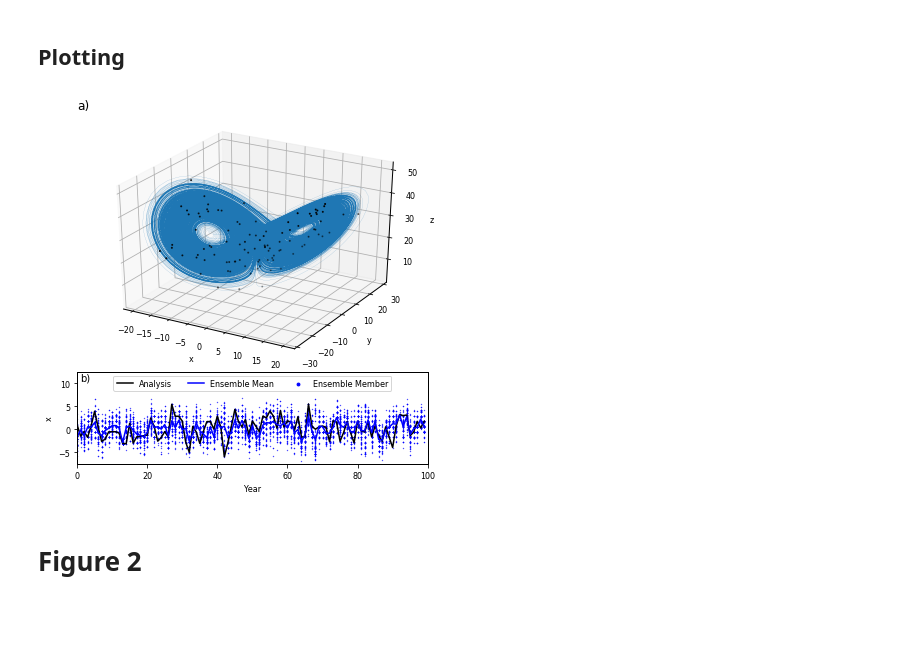
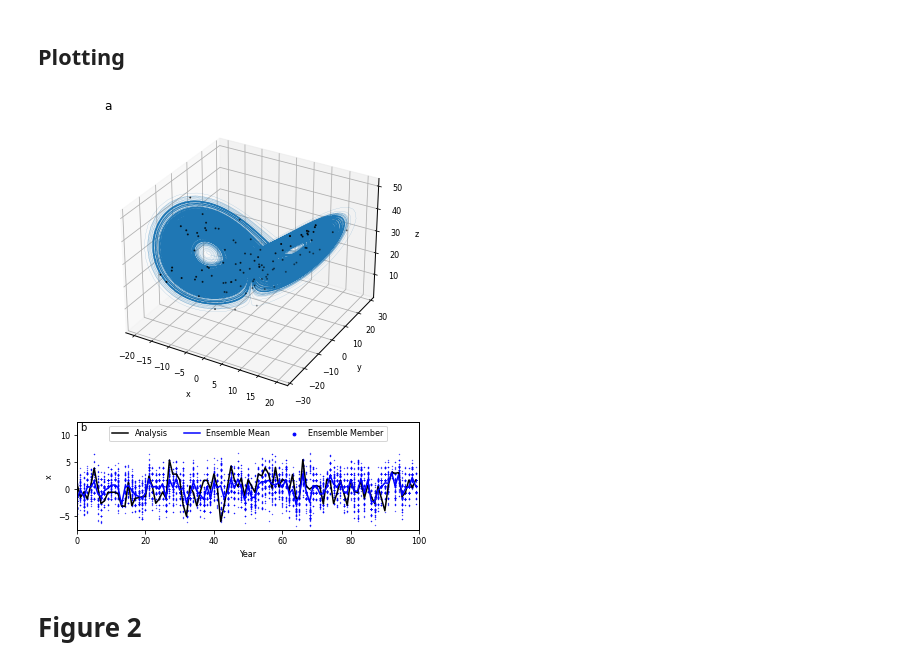
Before and after one commit to BjoernMayer92/Signal-to-Noise-Paradox-in-the-Lorenz-Model, a Jupyter notebook: src/scripts/Plotting.ipynb, the cells around one changed output. Saved outputs shown, nothing was run; the diff lists cells and outputs as text; code cells hidden in the pictures; blank space fills up the shorter version.

Commit message:
Changed Plotting according to reviewer comments

```diff
--- a/src/scripts/Plotting.ipynb
+++ b/src/scripts/Plotting.ipynb
@@ -82,49 +81,55 @@ analysis = nm_reliable_raw_000["analysis"]
 # %% [markdown]
 ## Plotting
 # %%
-fig  = plt.figure(constrained_layout=True,figsize=(5.5,0.6*9.25))
-spec = gridspec.GridSpec(ncols=1, nrows=5, figure=fig)
 
+w=5.5
+h= 0.6*9.25+1
 
-ax2 = fig.add_subplot(spec[0:3],projection='3d')
-ax3 = fig.add_subplot(spec[3:5])
+fig  = plt.figure( figsize=(w,h))
+#spec = gridspec.GridSpec(ncols=1, nrows=7, figure=fig)
+
+ax2   = fig.add_axes([0.5/w,2.25/h,4.75/w,4/h],projection="3d")
+ax3   = fig.add_axes([0.5/w,0.5/h,4.75/w,1.5/h])
+
+#ax2 = fig.add_subplot(spec[0:5],projection='3d')
+#ax3 = fig.add_subplot(spec[5:7])
 
 
 ax2.plot(pool_of_initial_conditions.sel(dimension="x"),
          pool_of_initial_conditions.sel(dimension="y"),
          pool_of_initial_conditions.sel(dimension="z"), lw=0.1,label="Pool of Initial Conditions")
 ax2.scatter(analysis.isel(time=0).sel(dimension="x"),
             analysis.isel(time=0).sel(dimension="y"),
             analysis.isel(time=0).sel(dimension="z"),
         color="black",label="Reference starting points",s=1)
 
 ax2.set_xlabel("x")
 ax2.set_ylabel("y")
 ax2.set_zlabel("z")
-ax2.set_title("a)",loc="left")
+ax2.set_title("a",loc="left")
 
 
 ax3.plot(sm_reliable_raw_000["analysis"].sel(dimension="x").sel({"leadtime in days": 12}),                 color="black", label="Analysis")
 ax3.plot(sm_reliable_raw_000["hindcast"].sel(dimension="x").sel({"leadtime in days": 12}).mean(dim="ens"), color="blue" , label="Ensemble Mean")
 
 ax3.scatter(sm_reliable_raw_000["hindcast"].time,sm_reliable_raw_000["hindcast"].sel(dimension="x").sel({"leadtime in days": 12}).isel(ens=0),     color="blue" , label="Ensemble Member",s=0.1)
 
 for ens in range(1,Nens):
     ax3.scatter(sm_reliable_raw_000["hindcast"].time,sm_reliable_raw_000["hindcast"].sel(dimension="x").sel({"leadtime in days": 12}).sel(ens=ens), s=0.1, color="blue")
 
 
 ax3.set_xlim(0,100)
 ax3.set_xlabel("Year")
 ax3.set_ylabel("x")
 ax3.set_ylim(-7.5,12.5)
 ax3.legend(ncol=3,loc="upper center",markerscale=9)
-ax3.text(0.01, 0.99,'b)', fontsize=10,horizontalalignment='left', verticalalignment='top',transform = ax3.transAxes )
+ax3.text(0.01, 0.99,'b', fontsize=10,horizontalalignment='left', verticalalignment='top',transform = ax3.transAxes )
 
 #ax3.set_title("b)",loc="left")
 
-plt.savefig(os.path.join(path_plots,"Figure1.png"),dpi=1000)
+plt.savefig(os.path.join(path_plots,"Figure1.jpg"),dpi=1000)
 # %% [output]
-[figure, old version]
+[figure, new version]
 # %% [markdown]
 # Figure 2
 # %% [markdown]
```
Also changed, not shown: parts of 5 cells of this notebook, 1 other file.
